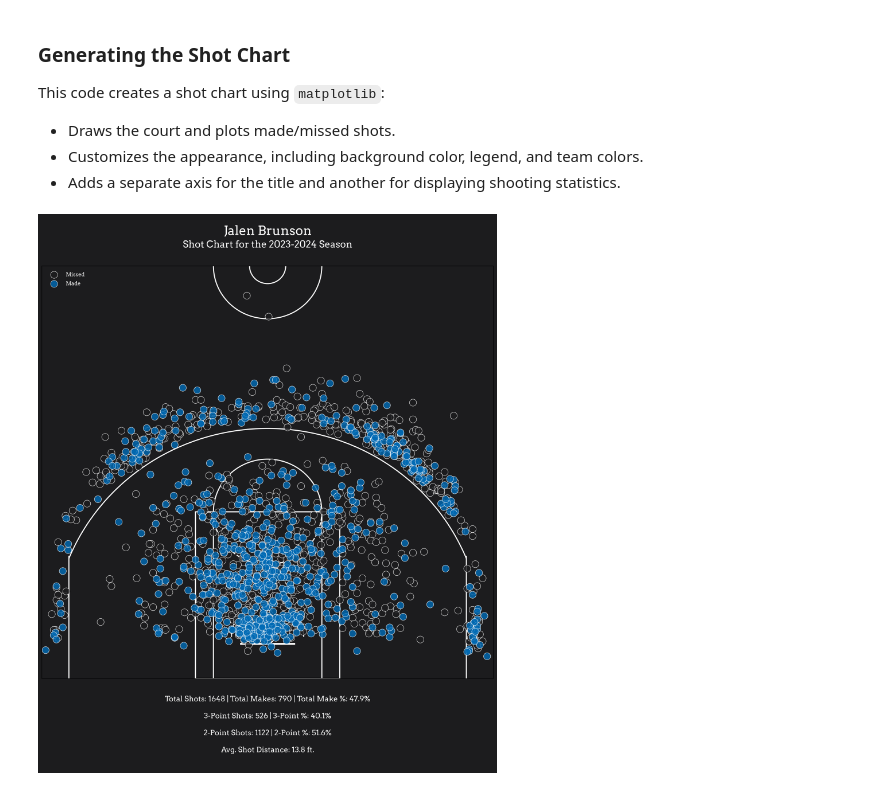
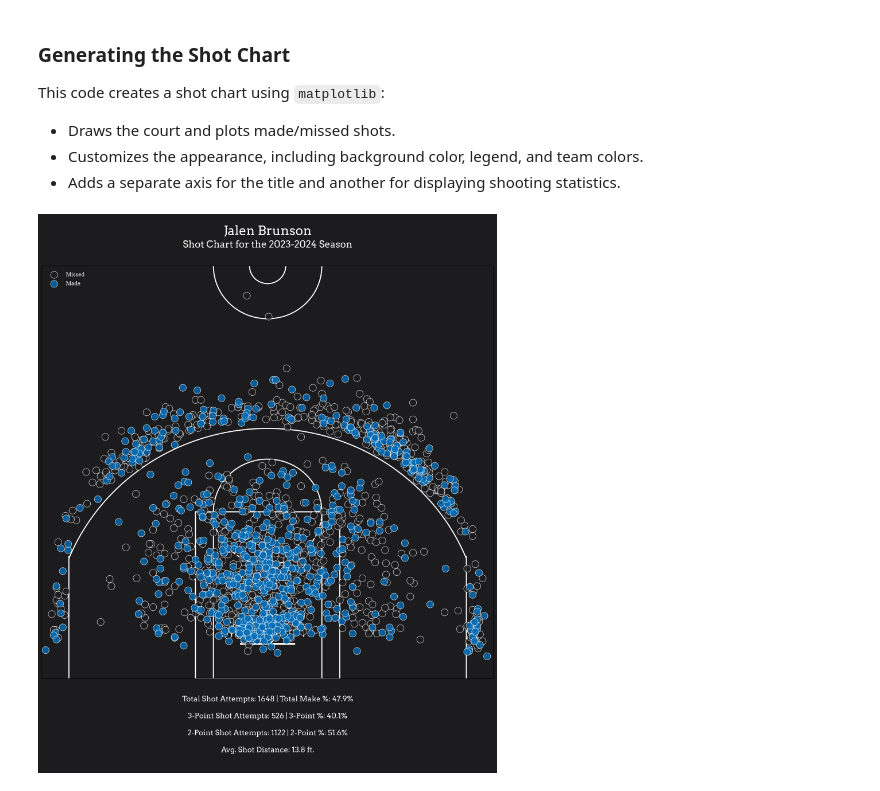
Before and after one commit to daniel-nis/nba-shot-charts, a Jupyter notebook: charts-notebook.ipynb, the cells around one changed output. Drawn from its saved outputs; the diff is of its cells as text; code cells hidden in the pictures.

```diff
--- a/charts-notebook.ipynb
+++ b/charts-notebook.ipynb
@@ -311,34 +319,34 @@ ax.set_ylim(-47.5, 422.5)
 ax.set_xticks([])
 ax.set_yticks([])
 
 # Add legend
 legend = ax.legend(loc='upper left', fontsize=12, frameon=False)
 for text in legend.get_texts():
     text.set_color('white')
     text.set_fontproperties(font_props)
 
 # Create a separate axis for the title
 ax_title = fig.add_axes([0.1, 1.0, 0.8, 0.1])  # (left, bottom, width, height)
 ax_title.set_axis_off()  # Hide the axis box
 
 ax_title.text(0.5, 0.6, f"{player_name}", fontproperties=font_props, fontsize=24, ha='center', color='white', fontweight='bold')
 ax_title.text(0.5, 0.3, "Shot Chart for the 2023-2024 Season", fontproperties=font_props, fontsize=18, ha='center', color='white')
 
 # Create a separate axis for statistics
 ax_stats = fig.add_axes([0.1, -0.2, 0.8, 0.2])  # (left, bottom, width, height)
 ax_stats.set_axis_off()
 
 # Add statistics
-ax_stats.text(0.5, 0.8, f"Total Shots: {total_shots} | Total Makes: {total_makes} | Total Make %: {total_make_percentage:.1%}",
+ax_stats.text(0.5, 0.8, f"Total Shot Attempts: {total_shots} | Total Make %: {total_make_percentage:.1%}",
               fontproperties=font_props, fontsize=14, ha='center', color='white')
-ax_stats.text(0.5, 0.6, f"3-Point Shots: {three_point_shots.shape[0]} | 3-Point %: {threes_percent}",
+ax_stats.text(0.5, 0.6, f"3-Point Shot Attempts: {three_point_shots.shape[0]} | 3-Point %: {threes_percent}",
               fontproperties=font_props, fontsize=14, ha='center', color='white')
-ax_stats.text(0.5, 0.4, f"2-Point Shots: {two_point_shots.shape[0]} | 2-Point %: {twos_percent}",
+ax_stats.text(0.5, 0.4, f"2-Point Shot Attempts: {two_point_shots.shape[0]} | 2-Point %: {twos_percent}",
               fontproperties=font_props, fontsize=14, ha='center', color='white')
 ax_stats.text(0.5, 0.2, f"Avg. Shot Distance: {point_average_distance} ft.",
               fontproperties=font_props, fontsize=14, ha='center', color='white')
 
 plt.tight_layout()
 plt.show()
 # %% [output]
-[figure, old version]
+[figure, new version]
```
Also changed, not shown: parts of 3 cells of this notebook, 3 other files.
